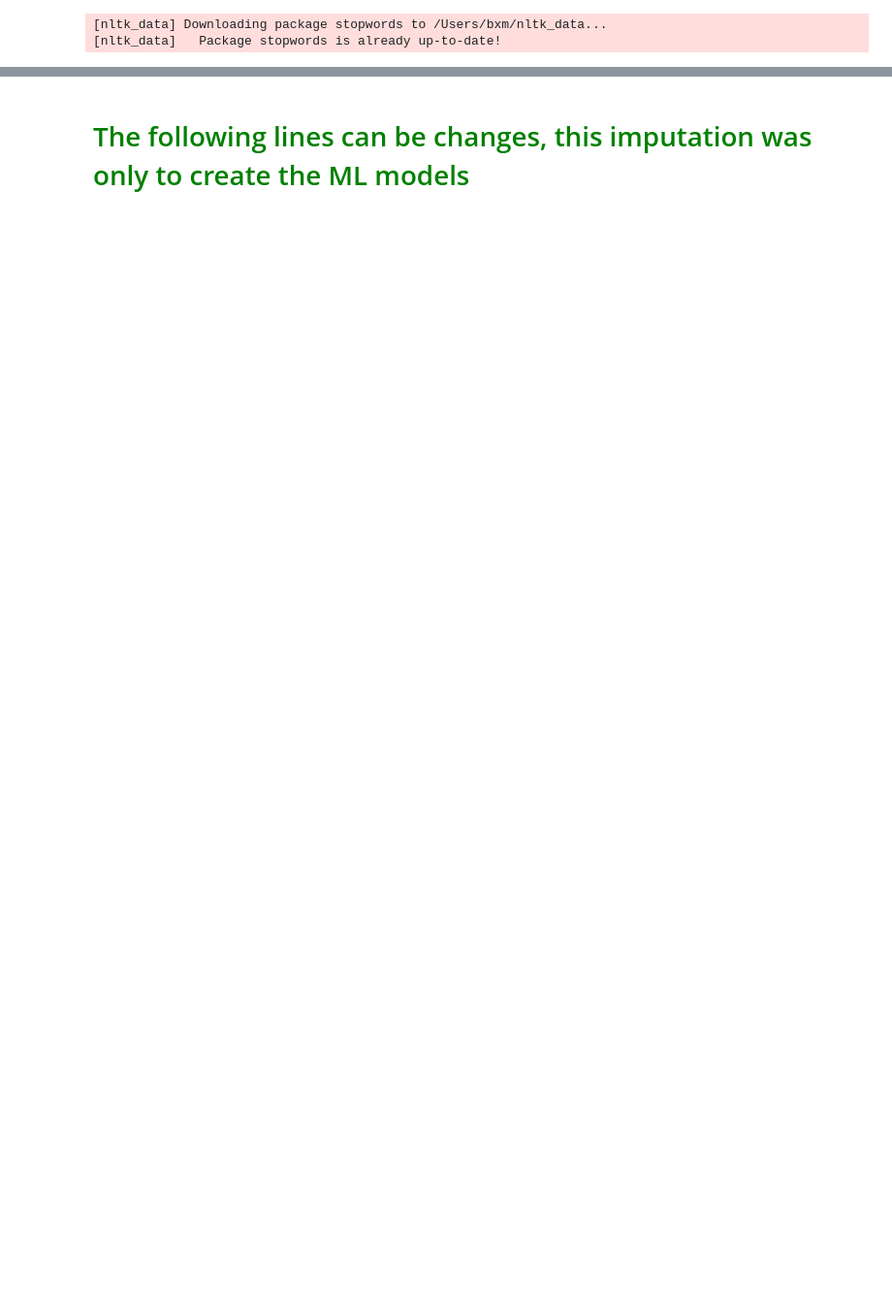
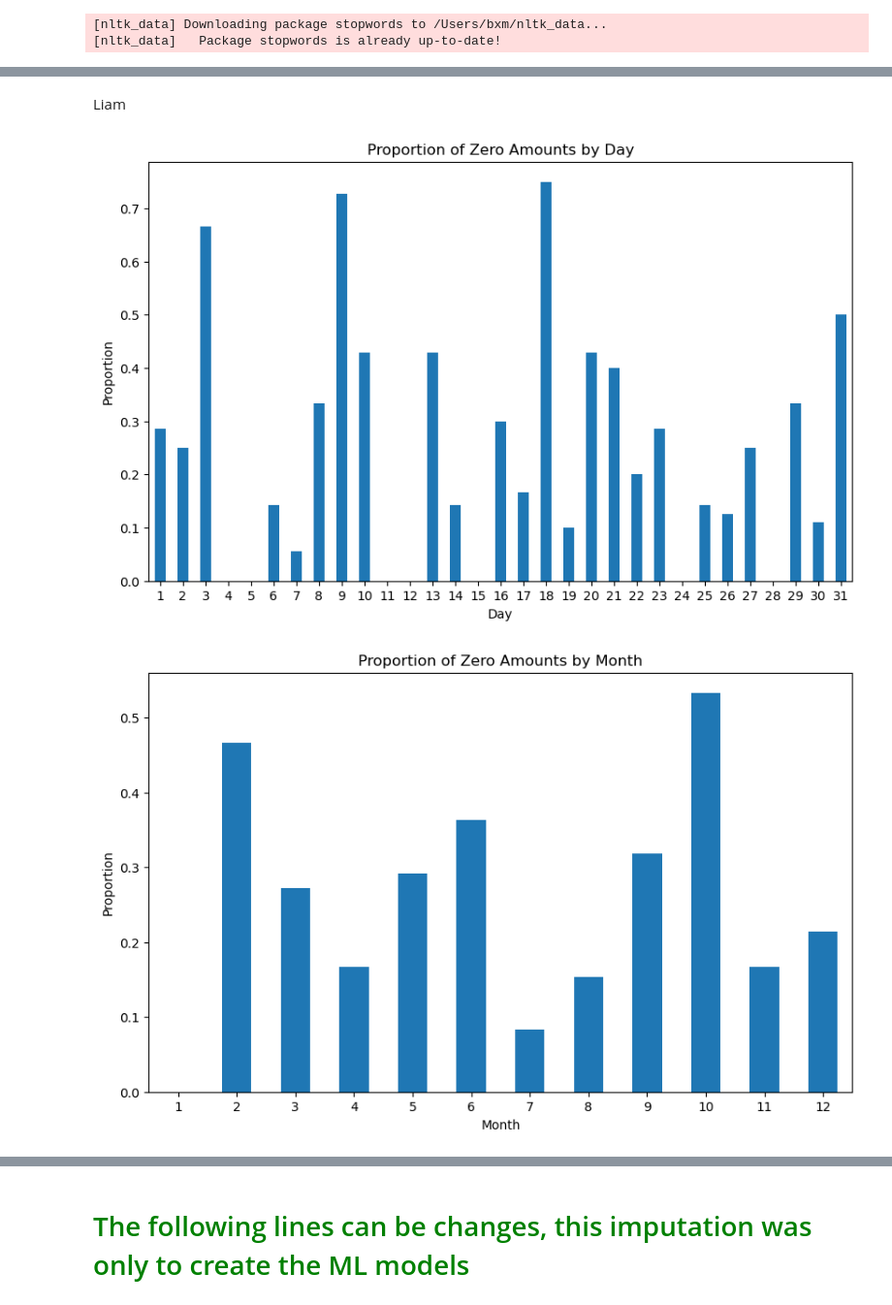
Before and after one commit to Guticar94/COMP20008_Assignment_2, a Jupyter notebook: main.ipynb, the cells around one changed output, grey strips where cells are left out. Shown: that part at 97% size. Saved outputs shown, nothing was run; the diff lists cells and outputs as text; code cells hidden in the pictures; blank space fills up the shorter version.

```diff
--- a/main.ipynb
+++ b/main.ipynb
@@ -740,3 +767,64 @@ kmeans = KMeans(n_clusters = 6, random_state = 535).fit(X)
 labels_list = kmeans.labels_
 df_['Description label'] = labels_list
 df_.to_excel('labels.xlsx', index=False)
+# %% [markdown]
+Liam
+# %%
+df_ = df_.drop('Determination status', axis=1)
+# %%
+import matplotlib.pyplot as plt
+
+# Convert "Application date" column to datetime format and extract day, month, and year
+df_['Acceptance date'] = pd.to_datetime(df_['Acceptance date'])
+df_['Day'] = df_['Acceptance date'].dt.day
+df_['Month'] = df_['Acceptance date'].dt.month
+df_['Year'] = df_['Acceptance date'].dt.year
+
+# Split "Adjudicated amount (ex GST)" into two groups: zero and non-zero
+df_['Amount Group'] = df_['Adjudicated amount (ex GST)'].apply(lambda x: 'Zero' if x == 0 else 'Non-Zero')
+
+# Group by day and calculate the proportion of zeros
+grouped_day = df_.groupby(['Day', 'Amount Group']).size().unstack().fillna(0)
+grouped_day['Zero Proportion'] = grouped_day['Zero'] / (grouped_day['Zero'] + grouped_day['Non-Zero'])
+
+# Group by month and calculate the proportion of zeros
+grouped_month = df_.groupby(['Month', 'Amount Group']).size().unstack().fillna(0)
+grouped_month['Zero Proportion'] = grouped_month['Zero'] / (grouped_month['Zero'] + grouped_month['Non-Zero'])
+
+# Group by year and calculate the proportion of zeros
+grouped_year = df_.groupby(['Year', 'Amount Group']).size().unstack().fillna(0)
+grouped_year['Zero Proportion'] = grouped_year['Zero'] / (grouped_year['Zero'] + grouped_year['Non-Zero'])
+
+# Plot for day
+plt.figure(figsize=(10, 6))
+grouped_day['Zero Proportion'].plot(kind='bar')
+plt.xlabel('Day')
+plt.ylabel('Proportion')
+plt.title('Proportion of Zero Amounts by Day')
+plt.xticks(rotation=0)
+plt.show()
+
+# Plot for month
+plt.figure(figsize=(10, 6))
+grouped_month['Zero Proportion'].plot(kind='bar')
+plt.xlabel('Month')
+plt.ylabel('Proportion')
+plt.title('Proportion of Zero Amounts by Month')
+plt.xticks(rotation=0)
+plt.show()
+
+# Plot for year
+plt.figure(figsize=(10, 6))
+grouped_year['Zero Proportion'].plot(kind='bar')
+plt.xlabel('Year')
+plt.ylabel('Proportion')
+plt.title('Proportion of Zero Amounts by Year')
+plt.xticks(rotation=0)
+plt.show()
+
+# Drop the 'Day', 'Month', 'Year' column and 'Amount Group'
+cols_to_drop = ['Day', 'Month', 'Year', 'Amount Group']
+df_ = df_.drop(cols_to_drop, axis=1)
+# %% [output]
+[figure, added]
+[figure, added]
```
Also changed, not shown: parts of 24 cells of this notebook.
